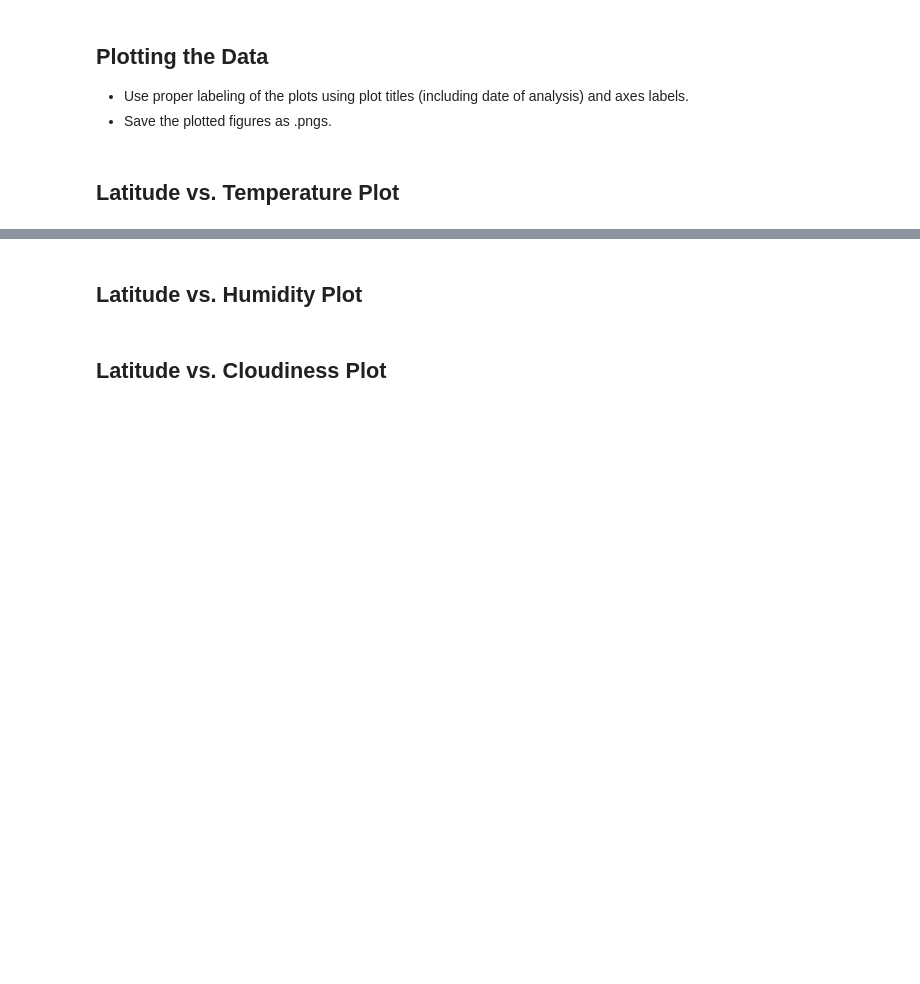
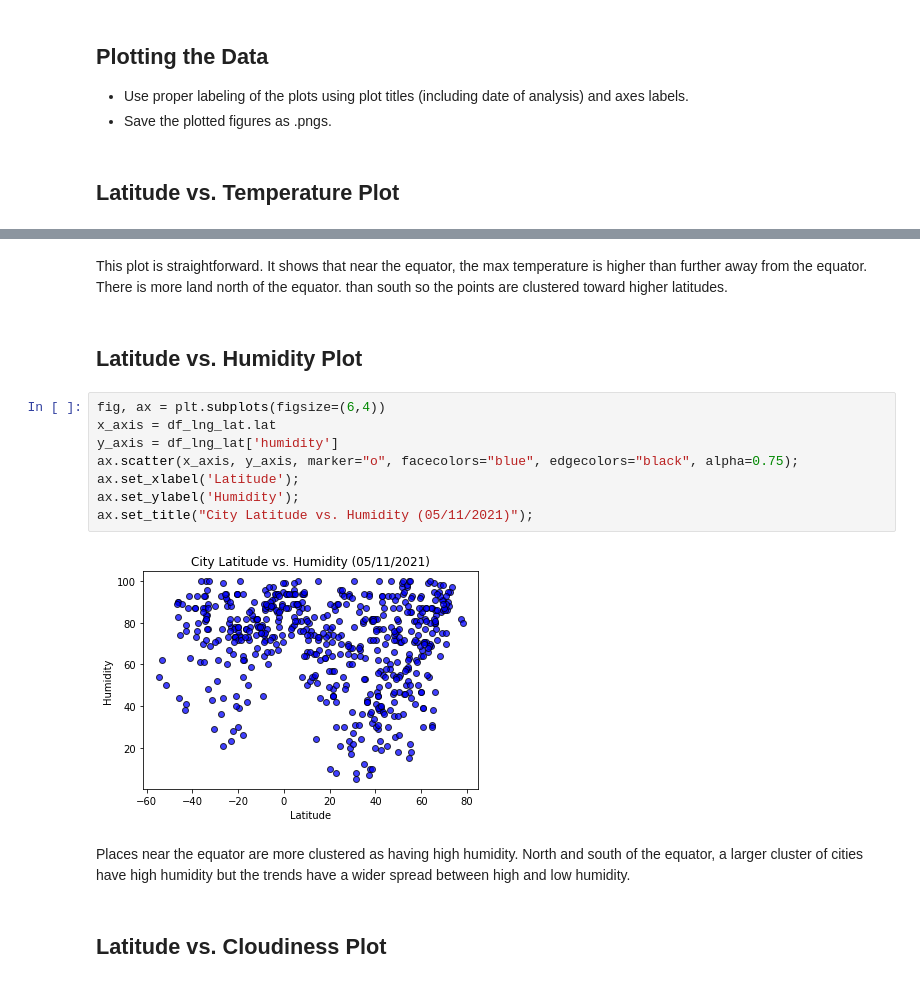
Before and after one commit to jshapi16/api_challenge, a Jupyter notebook: starter_code /WeatherPy.ipynb, the cells around one changed output, grey strips where cells are left out. Drawn from its saved outputs; the diff is of its cells as text; blank space fills up the shorter version.

```diff
--- a/starter_code /WeatherPy.ipynb
+++ b/starter_code /WeatherPy.ipynb
@@ -155,4 +193,18 @@ Skip this step if there are no cities that have humidity > 100%.
+# %% [markdown]
+This plot is straightforward. It shows that near the equator, the max temperature is higher than further away from the equator. There is more land north of the equator. than south so the points are clustered toward higher latitudes.
 # %% [markdown]
 ## Latitude vs. Humidity Plot
+# %%
+fig, ax = plt.subplots(figsize=(6,4))
+x_axis = df_lng_lat.lat
+y_axis = df_lng_lat['humidity']
+ax.scatter(x_axis, y_axis, marker="o", facecolors="blue", edgecolors="black", alpha=0.75);
+ax.set_xlabel('Latitude');
+ax.set_ylabel('Humidity');
+ax.set_title("City Latitude vs. Humidity (05/11/2021)");
+# %% [output]
+[figure, added]
+# %% [markdown]
+Places near the equator are more clustered as having high humidity. North and south of the equator, a larger cluster of cities have high humidity but the trends have a wider spread between high and low humidity.
 # %% [markdown]
 ## Latitude vs. Cloudiness Plot
```
Also changed, not shown: parts of 40 cells of this notebook, 1 other file.
